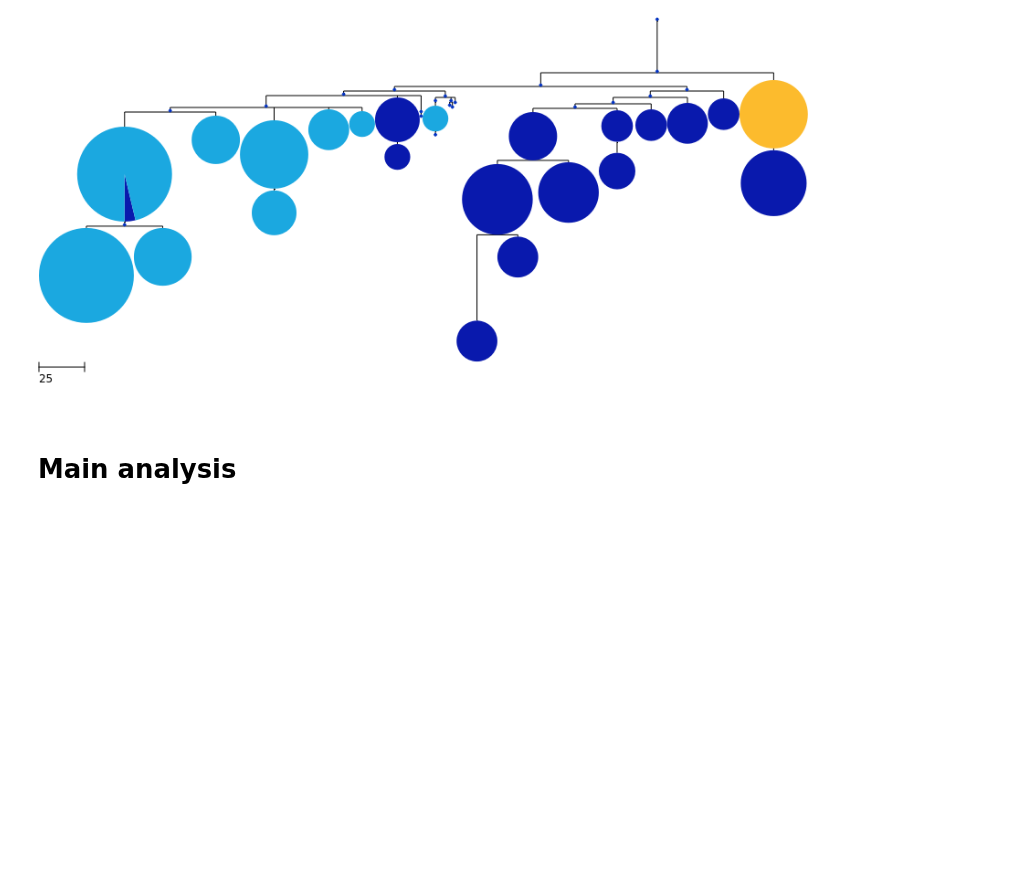
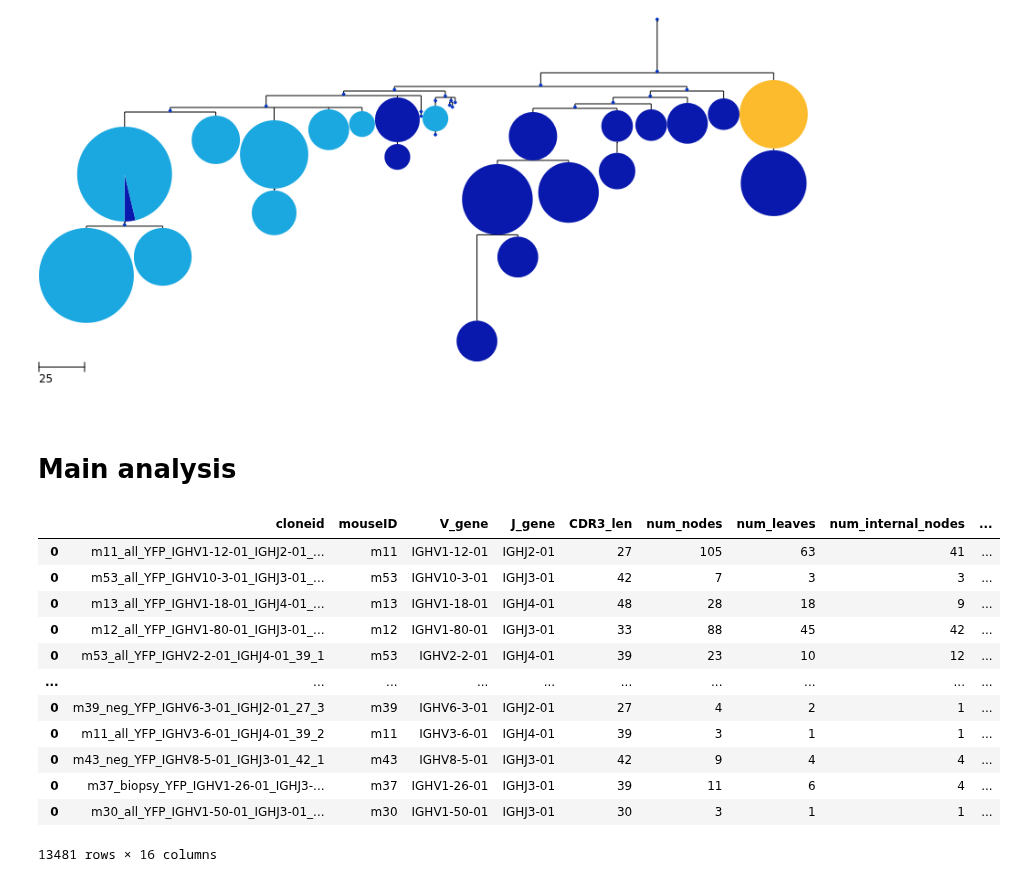
Before and after one commit to hieunguyen4193/sc_bulk_BCR_data_analysis, a Jupyter notebook: Tree02_Load_trees_220701_etc_customTree.ipynb, the cells around one changed output. Drawn from its saved outputs; the diff is of its cells as text; code cells hidden in the pictures; blank space fills up the shorter version.

```diff
--- a/Tree02_Load_trees_220701_etc_customTree.ipynb
+++ b/Tree02_Load_trees_220701_etc_customTree.ipynb
@@ -50,7 +50,7 @@ Number of trees: 13481
 #####------------------------------------------------------------------------#####
 ##### GENERATE TREE SUMMARY DATA FRAME
 #####------------------------------------------------------------------------#####
-rerun = False
+rerun = True
 if (os.path.isfile(f"{path_to_02_output}/tree_summarydf.csv") == False) or (rerun == True):
     saveTreeobj = dict()
     # loop through all trees
@@ -94,6 +94,7 @@ if (os.path.isfile(f"{path_to_02_output}/tree_summarydf.csv") == False) or (reru
             {
                 "cloneid": cloneid,
                 "mouseID": mouseID,
+                "group": group,
                 "V_gene": V_gene,
                 "J_gene": J_gene,
                 "CDR3_len": CDR3_len,
@@ -113,7 +114,10 @@ if (os.path.isfile(f"{path_to_02_output}/tree_summarydf.csv") == False) or (reru
         )
         maindf = pd.concat([maindf, tmpdf], axis = 0)
     maindf = maindf.sort_values(by = "num_MID", ascending = False)
+
     maindf.to_csv(f"{path_to_02_output}/tree_summarydf.csv", index = False)
+else:
+    maindf = pd.read_csv(f"{path_to_02_output}/tree_summarydf.csv")
 # %% [markdown]
 ## Visualize some trees
 # %%
@@ -125,3 +129,19 @@ treeobj.tree.render("%%inline", tree_style=ts)
 [figure]
 # %% [markdown]
 # Main analysis
+# %%
+maindf
+# %% [output]
+|  | cloneid | mouseID | V_gene | J_gene | CDR3_len | num_nodes | num_leaves | num_internal_nodes | ... |
+| 0 | m11_all_YFP_IGHV1-12-01_IGHJ2-01_... | m11 | IGHV1-12-01 | IGHJ2-01 | 27 | 105 | 63 | 41 | ... |
+| 0 | m53_all_YFP_IGHV10-3-01_IGHJ3-01_... | m53 | IGHV10-3-01 | IGHJ3-01 | 42 | 7 | 3 | 3 | ... |
+| 0 | m13_all_YFP_IGHV1-18-01_IGHJ4-01_... | m13 | IGHV1-18-01 | IGHJ4-01 | 48 | 28 | 18 | 9 | ... |
+| 0 | m12_all_YFP_IGHV1-80-01_IGHJ3-01_... | m12 | IGHV1-80-01 | IGHJ3-01 | 33 | 88 | 45 | 42 | ... |
+| 0 | m53_all_YFP_IGHV2-2-01_IGHJ4-01_39_1 | m53 | IGHV2-2-01 | IGHJ4-01 | 39 | 23 | 10 | 12 | ... |
+| ... | ... | ... | ... | ... | ... | ... | ... | ... | ... |
+| 0 | m39_neg_YFP_IGHV6-3-01_IGHJ2-01_27_3 | m39 | IGHV6-3-01 | IGHJ2-01 | 27 | 4 | 2 | 1 | ... |
+| 0 | m11_all_YFP_IGHV3-6-01_IGHJ4-01_39_2 | m11 | IGHV3-6-01 | IGHJ4-01 | 39 | 3 | 1 | 1 | ... |
+| 0 | m43_neg_YFP_IGHV8-5-01_IGHJ3-01_42_1 | m43 | IGHV8-5-01 | IGHJ3-01 | 42 | 9 | 4 | 4 | ... |
+| 0 | m37_biopsy_YFP_IGHV1-26-01_IGHJ3-... | m37 | IGHV1-26-01 | IGHJ3-01 | 39 | 11 | 6 | 4 | ... |
+| 0 | m30_all_YFP_IGHV1-50-01_IGHJ3-01_... | m30 | IGHV1-50-01 | IGHJ3-01 | 30 | 3 | 1 | 1 | ... |
+13481 rows × 16 columns
```
